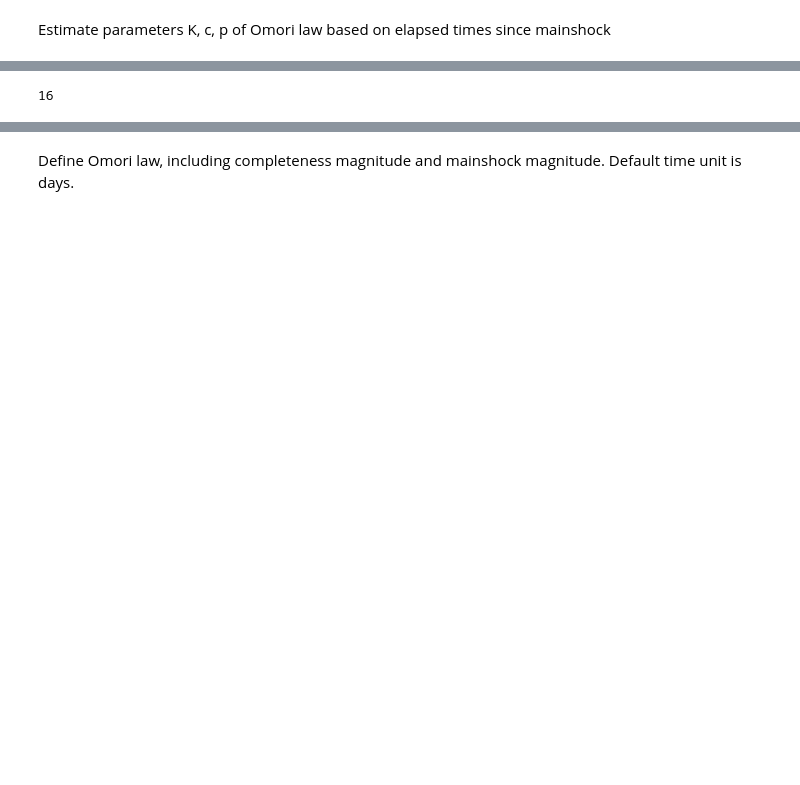
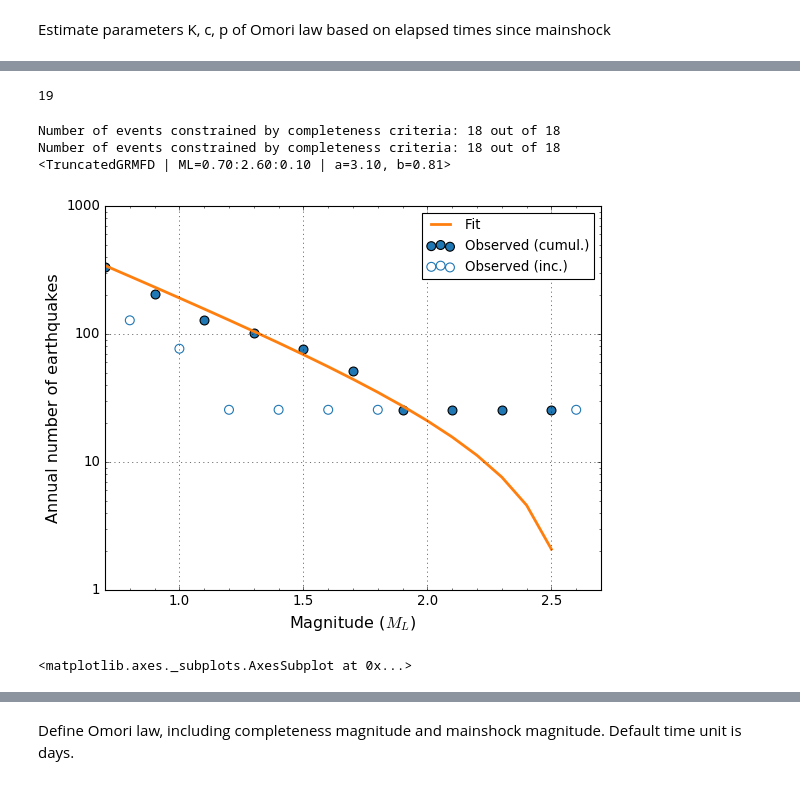
Before and after one commit to ROB-Seismology/eqcatalog, a Jupyter notebook: notebooks/[Aftershocks] Rott 2021 Omori.ipynb, the cells around one changed output, grey strips where cells are left out. Cells and saved outputs as stored; diff of their text form; code cells hidden in the pictures; blank space fills up the shorter version.

```diff
--- a/notebooks/[Aftershocks] Rott 2021 Omori.ipynb
+++ b/notebooks/[Aftershocks] Rott 2021 Omori.ipynb
@@ -95,3 +117,5 @@ Warning: skipping collection WSM2008: json file missing!
 Estimate parameters K, c, p of Omori law based on elapsed times since mainshock
 # %%
 mainshock = cat.get_event_by_id(11630)
+Mm = mainshock.ML
+mainshock.print_info()
@@ -103,9 +160,19 @@ aftershocks = dc_method.get_aftershocks(mainshock, cat, dc_window, Mrelation)
 # %%
-Mc = 0.2
 cc_aftershocks = aftershocks.subselect(Mmin=Mc, Mtype='ML')
 print(len(cc_aftershocks))
 # %% [output]
-16
+19
+# %%
+as_imfd = cc_aftershocks.get_incremental_mfd(0.7, Mm, Mtype='ML', completeness=completeness)
+as_tmfd = cc_aftershocks.get_estimated_mfd(0.7, Mm, Mtype='ML', completeness=completeness)
+print(as_tmfd)
+rshalib.mfd.plot_mfds([as_imfd, as_tmfd], labels=['Observed', 'GR fit'])
+# %% [output]
+Number of events constrained by completeness criteria: 18 out of 18
+Number of events constrained by completeness criteria: 18 out of 18
+<TruncatedGRMFD | ML=0.70:2.60:0.10 | a=3.10, b=0.81>
+[figure, added]
+<matplotlib.axes._subplots.AxesSubplot at 0x...>
 # %%
 as_time_deltas = cc_aftershocks.get_time_deltas(mainshock.datetime)
 as_time_deltas = eqcatalog.time.fractional_time_delta(as_time_deltas, 'D')
```
Also changed, not shown: parts of 56 cells of this notebook.
